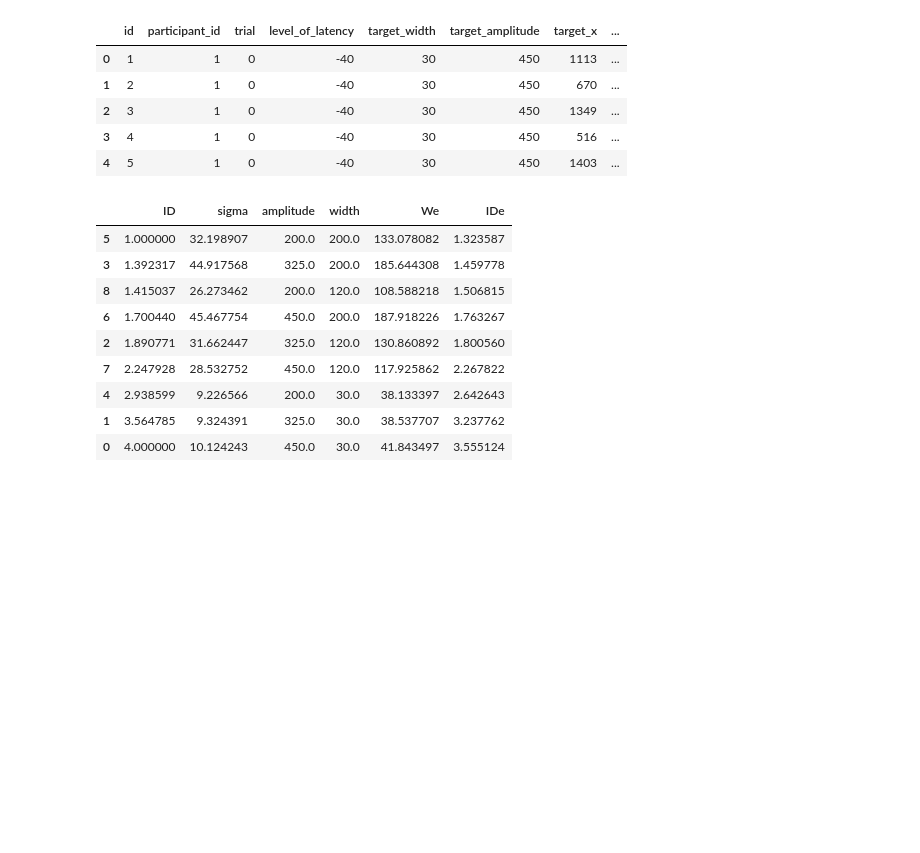
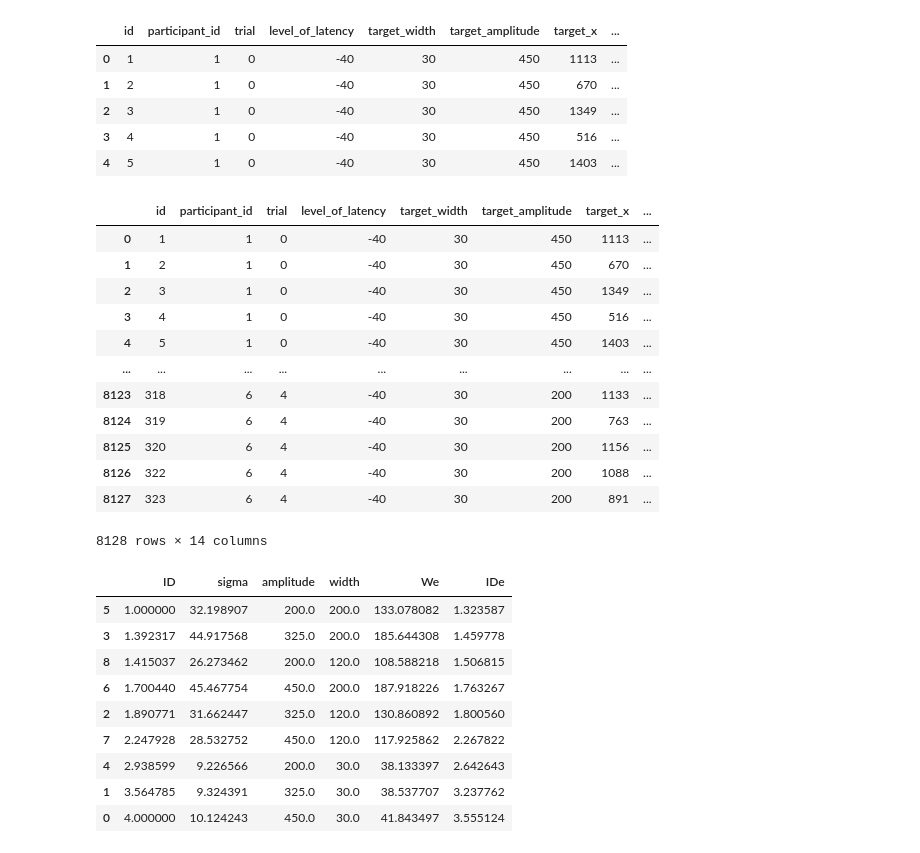
Before and after one commit to lucawoik/SpeedyMouseEvaluation, a Jupyter notebook: inferential_analysis.ipynb, the cells around one changed output. Saved outputs shown, nothing was run; the diff lists cells and outputs as text; code cells hidden in the pictures; blank space fills up the shorter version.

```diff
--- a/inferential_analysis.ipynb
+++ b/inferential_analysis.ipynb
@@ -62,6 +63,29 @@ clicks_df.head()
 # %%
 # calculation of id
 clicks_df["ID"] = np.log2(clicks_df["target_amplitude"] / clicks_df["target_width"] + 1)
+# %%
+# drop rows with unsuccessful fitts law tasks
+error_indices = clicks_df.loc[clicks_df["success"]==0].index
+task_after_error_indices = clicks_df.loc[clicks_df["success"]==0].index + 1
+clicks_error_df = clicks_df.drop(error_indices, axis=0)
+clicks_error_df = clicks_df.drop(task_after_error_indices, axis=0)
+
+clicks_error_df.reset_index(inplace=True, drop=True)
+clicks_error_df
+# %% [output]
+|  | id | participant_id | trial | level_of_latency | target_width | target_amplitude | target_x | ... |
+| 0 | 1 | 1 | 0 | -40 | 30 | 450 | 1113 | ... |
+| 1 | 2 | 1 | 0 | -40 | 30 | 450 | 670 | ... |
+| 2 | 3 | 1 | 0 | -40 | 30 | 450 | 1349 | ... |
+| 3 | 4 | 1 | 0 | -40 | 30 | 450 | 516 | ... |
+| 4 | 5 | 1 | 0 | -40 | 30 | 450 | 1403 | ... |
+| ... | ... | ... | ... | ... | ... | ... | ... | ... |
+| 8123 | 318 | 6 | 4 | -40 | 30 | 200 | 1133 | ... |
+| 8124 | 319 | 6 | 4 | -40 | 30 | 200 | 763 | ... |
+| 8125 | 320 | 6 | 4 | -40 | 30 | 200 | 1156 | ... |
+| 8126 | 322 | 6 | 4 | -40 | 30 | 200 | 1088 | ... |
+| 8127 | 323 | 6 | 4 | -40 | 30 | 200 | 891 | ... |
+8128 rows × 14 columns
 # %%
 # calculation of effective id
 num_ids = len(clicks_df["ID"].unique())
```
Also changed, not shown: parts of 35 cells of this notebook, 1 other file.
